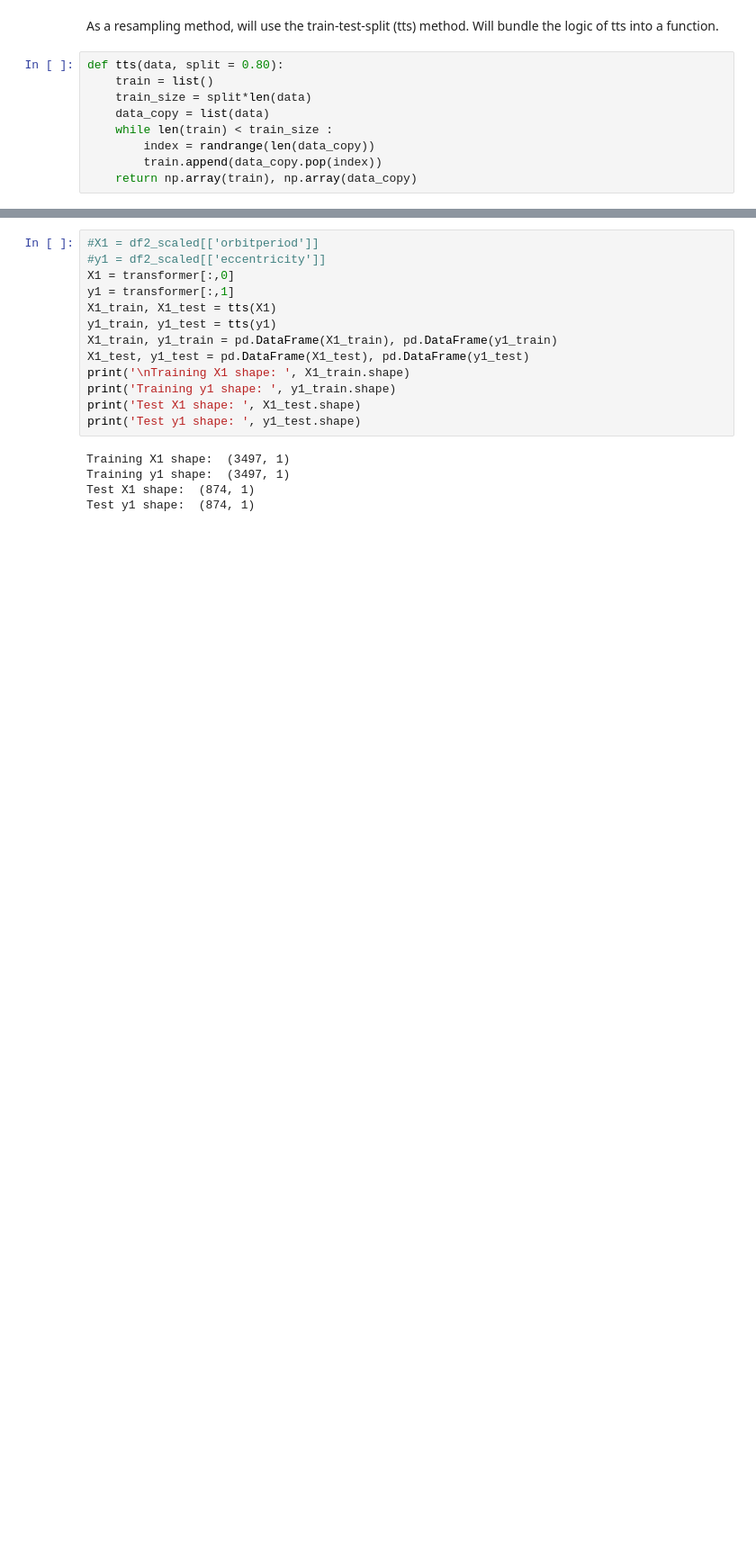
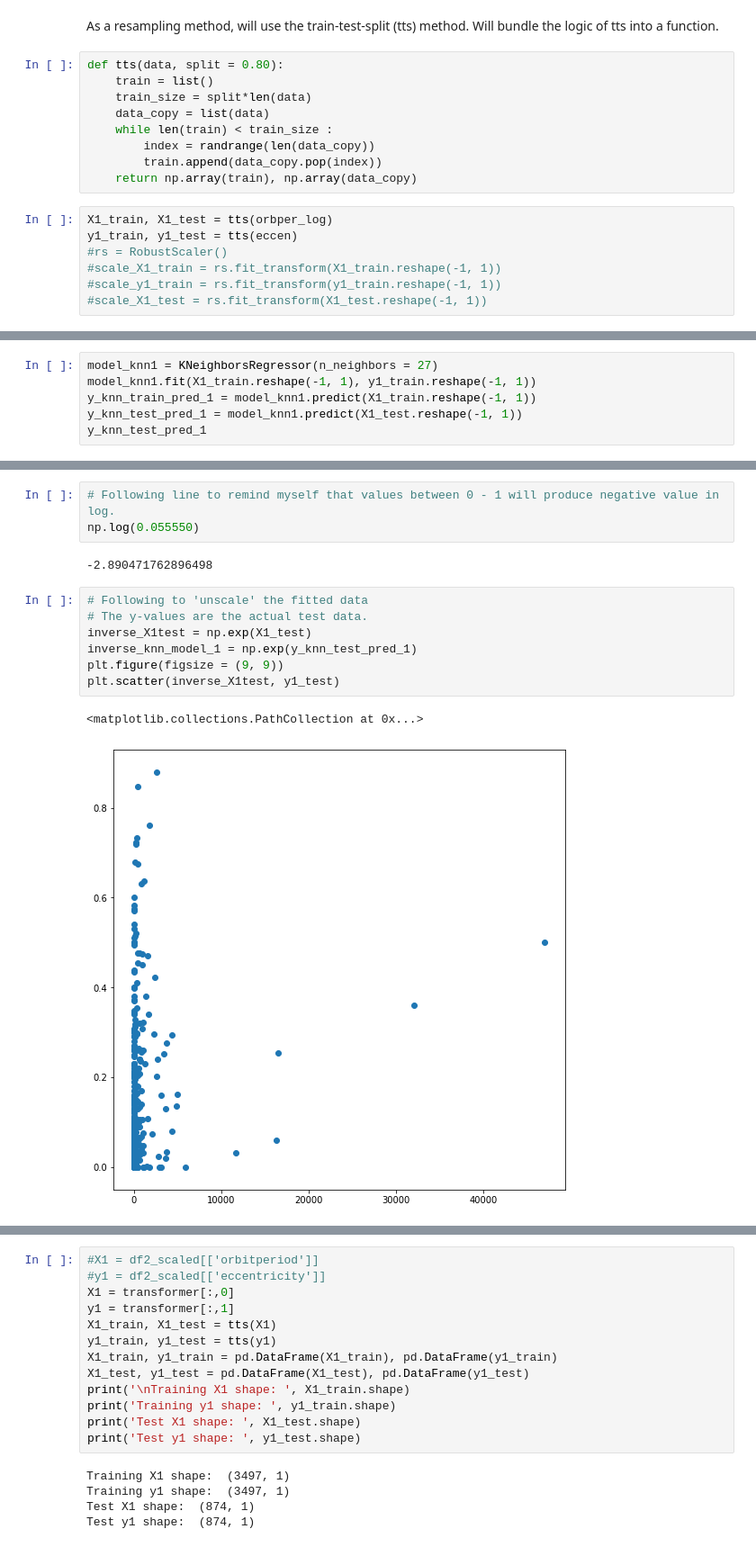
Before and after one commit to jbravo87/blog-projects, a Jupyter notebook: exoplanet_data_notebook.ipynb, the cells around one changed output, grey strips where cells are left out. Shown: that part at 90% size. Saved outputs shown, nothing was run; the diff lists cells and outputs as text; blank space fills up the shorter version.

```diff
--- a/exoplanet_data_notebook.ipynb
+++ b/exoplanet_data_notebook.ipynb
@@ -199,3 +205,10 @@ def tts(data, split = 0.80):
         index = randrange(len(data_copy))
         train.append(data_copy.pop(index))
     return np.array(train), np.array(data_copy)
+# %%
+X1_train, X1_test = tts(orbper_log)
+y1_train, y1_test = tts(eccen)
+#rs = RobustScaler()
+#scale_X1_train = rs.fit_transform(X1_train.reshape(-1, 1))
+#scale_y1_train = rs.fit_transform(y1_train.reshape(-1, 1))
+#scale_X1_test = rs.fit_transform(X1_test.reshape(-1, 1))
@@ -201,0 +225,6 @@ def tts(data, split = 0.80):
+# %%
+model_knn1 = KNeighborsRegressor(n_neighbors = 27)
+model_knn1.fit(X1_train.reshape(-1, 1), y1_train.reshape(-1, 1))
+y_knn_train_pred_1 = model_knn1.predict(X1_train.reshape(-1, 1))
+y_knn_test_pred_1 = model_knn1.predict(X1_test.reshape(-1, 1))
+y_knn_test_pred_1
@@ -201,0 +249,15 @@ def tts(data, split = 0.80):
+# %%
+# Following line to remind myself that values between 0 - 1 will produce negative value in log.
+np.log(0.055550)
+# %% [output]
+-2.890471762896498
+# %%
+# Following to 'unscale' the fitted data
+# The y-values are the actual test data.
+inverse_X1test = np.exp(X1_test)
+inverse_knn_model_1 = np.exp(y_knn_test_pred_1)
+plt.figure(figsize = (9, 9))
+plt.scatter(inverse_X1test, y1_test)
+# %% [output]
+<matplotlib.collections.PathCollection at 0x...>
+[figure, added]
```
Also changed, not shown: parts of 61 cells of this notebook.
